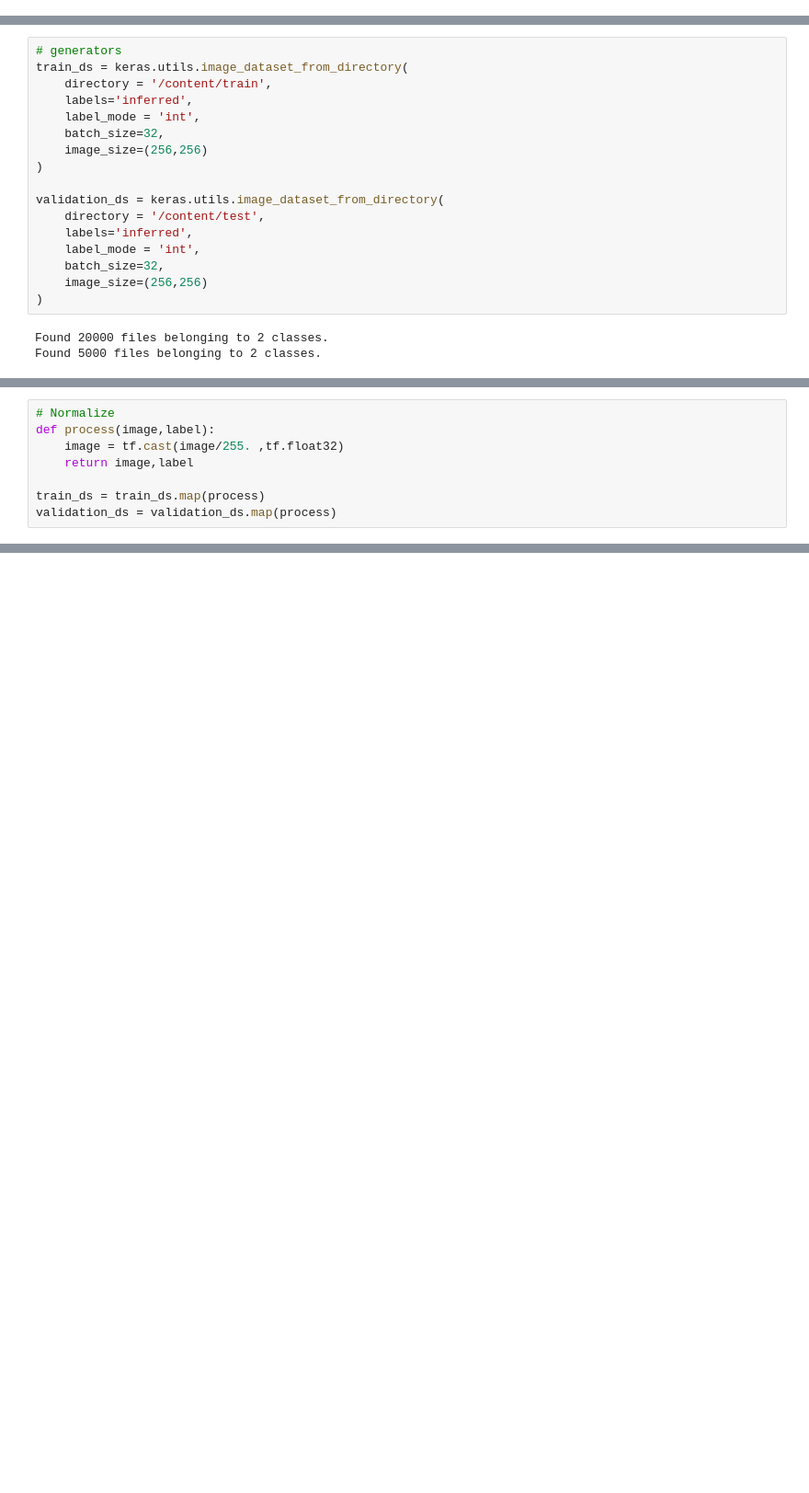
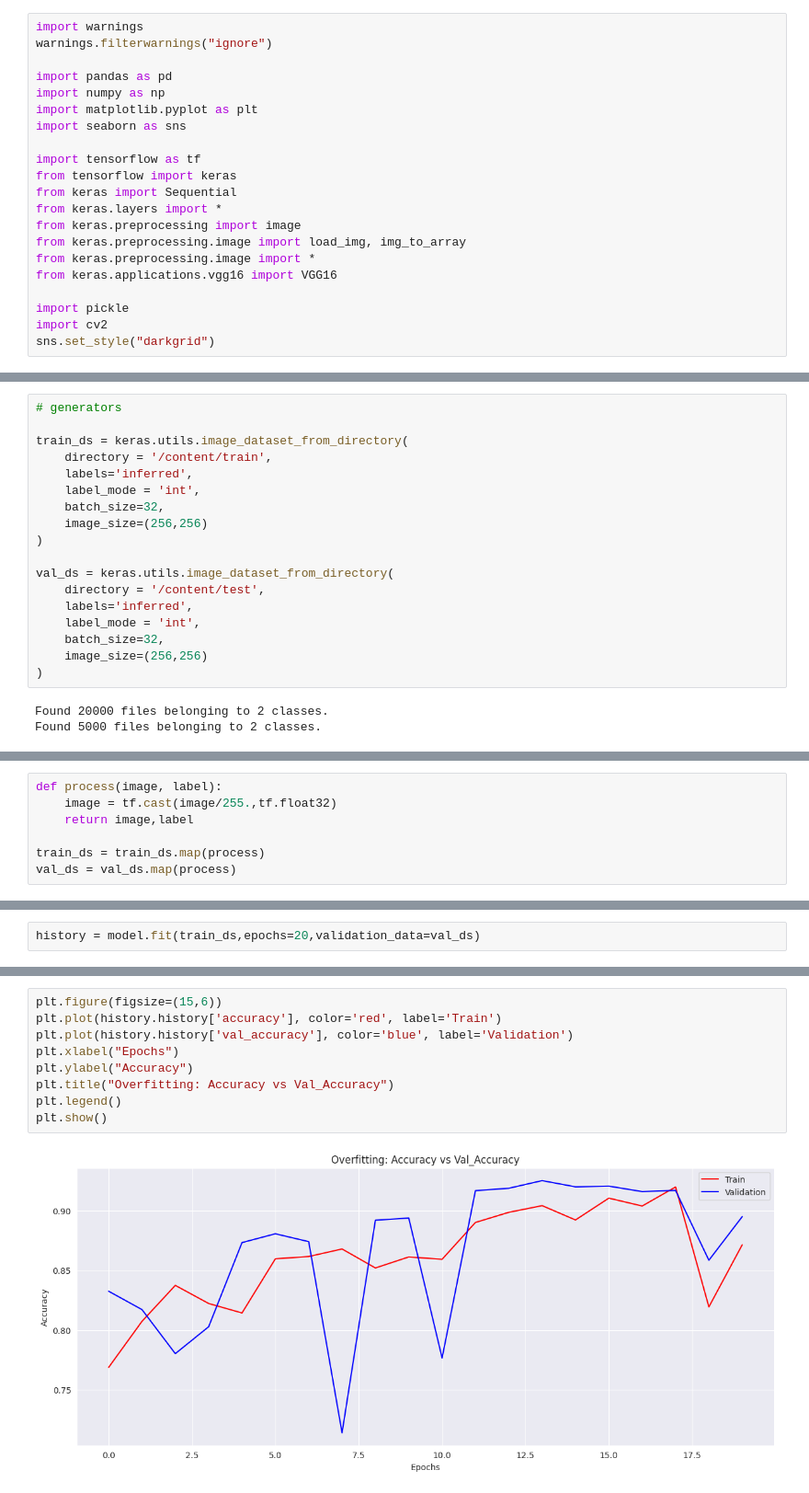
Before and after one commit to pxxthik/Cat-vs-Dog-image-classification, a Jupyter notebook: Cat_vs_Dog_Image_Classification.ipynb, the cells around one changed output, grey strips where cells are left out. Shown at 92% size. Cells and saved outputs as stored; diff of their text form; blank space fills up the shorter version.

```diff
--- a/Cat_vs_Dog_Image_Classification.ipynb
+++ b/Cat_vs_Dog_Image_Classification.ipynb
@@ -18,0 +22,21 @@ from keras.layers import Dense, Conv2D, MaxPooling2D, Flatten, BatchNormalizatio
+# %%
+import warnings
+warnings.filterwarnings("ignore")
+
+import pandas as pd
+import numpy as np
+import matplotlib.pyplot as plt
+import seaborn as sns
+
+import tensorflow as tf
+from tensorflow import keras
+from keras import Sequential
+from keras.layers import *
+from keras.preprocessing import image
+from keras.preprocessing.image import load_img, img_to_array
+from keras.preprocessing.image import *
+from keras.applications.vgg16 import VGG16
+
+import pickle
+import cv2
+sns.set_style("darkgrid")
@@ -19,5 +45,6 @@ from keras.layers import Dense, Conv2D, MaxPooling2D, Flatten, BatchNormalizatio
 # %%
 # generators
+
 train_ds = keras.utils.image_dataset_from_directory(
     directory = '/content/train',
     labels='inferred',
@@ -26,7 +53,7 @@ train_ds = keras.utils.image_dataset_from_directory(
     image_size=(256,256)
 )
 
-validation_ds = keras.utils.image_dataset_from_directory(
+val_ds = keras.utils.image_dataset_from_directory(
     directory = '/content/test',
     labels='inferred',
     label_mode = 'int',
@@ -39,8 +68,7 @@ Found 5000 files belonging to 2 classes.
 # %%
-# Normalize
-def process(image,label):
-    image = tf.cast(image/255. ,tf.float32)
+def process(image, label):
+    image = tf.cast(image/255.,tf.float32)
     return image,label
 
 train_ds = train_ds.map(process)
-validation_ds = validation_ds.map(process)
+val_ds = val_ds.map(process)
@@ -89 +170,3 @@ Non-trainable params: 448 (1.75 KB)
 _________________________________________________________________
+# %%
+history = model.fit(train_ds,epochs=20,validation_data=val_ds)
@@ -89,0 +193,11 @@ _________________________________________________________________
+# %%
+plt.figure(figsize=(15,6))
+plt.plot(history.history['accuracy'], color='red', label='Train')
+plt.plot(history.history['val_accuracy'], color='blue', label='Validation')
+plt.xlabel("Epochs")
+plt.ylabel("Accuracy")
+plt.title("Overfitting: Accuracy vs Val_Accuracy")
+plt.legend()
+plt.show()
+# %% [output]
+[figure, added]
```
Also changed, not shown: parts of 39 cells of this notebook, 5 other files.
